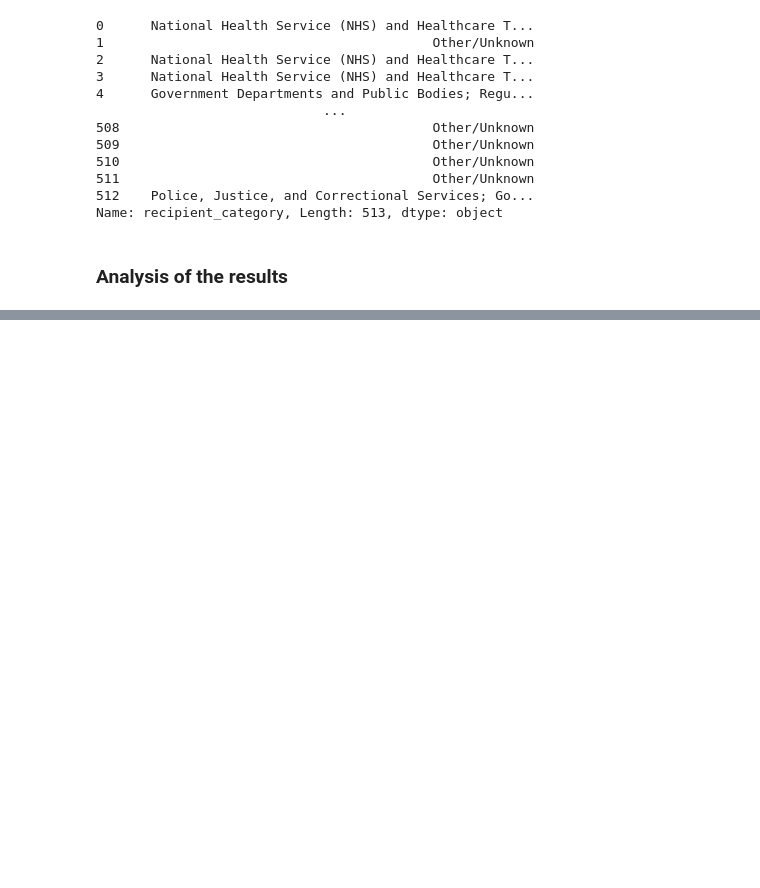
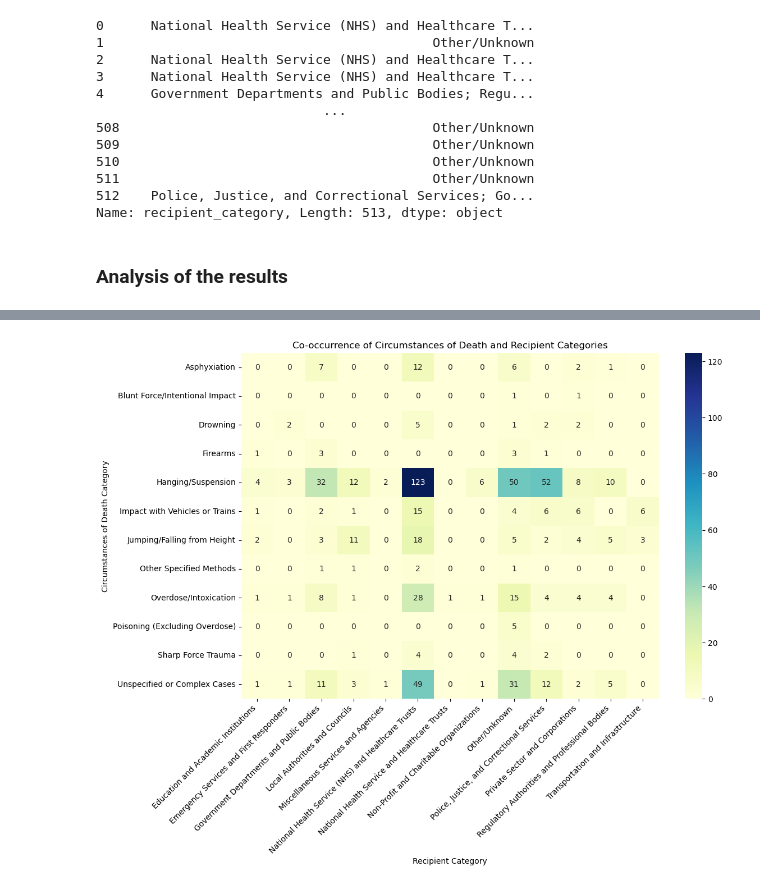
Before and after one commit to edflahavan/text-analysis, a Jupyter notebook: main-text-analysis.ipynb, the cells around one changed output, grey strips where cells are left out. Saved outputs shown, nothing was run; the diff lists cells and outputs as text; code cells hidden in the pictures; blank space fills up the shorter version.

```diff
--- a/main-text-analysis.ipynb
+++ b/main-text-analysis.ipynb
@@ -635,0 +644,22 @@ plt.show()
+# %%
+
+# Splitting and reshaping the recipient category with proper naming
+df['recipient_category_split'] = df['recipient_category'].str.split(';')
+df_expanded = df.explode('recipient_category_split')
+df_expanded['recipient_category_split'] = df_expanded['recipient_category_split'].str.strip()
+
+# Creating a pivot table for the heatmap data
+pivot_cooccurrence = pd.pivot_table(df_expanded, index='circumstances_of_death_category',
+                                    columns='recipient_category_split', aggfunc='size', fill_value=0)
+
+# Generating the heatmap
+plt.figure(figsize=(12, 8))
+sns.heatmap(pivot_cooccurrence, annot=True, fmt='d', cmap='YlGnBu')
+plt.title('Co-occurrence of Circumstances of Death and Recipient Categories')
+plt.xlabel('Recipient Category')
+plt.ylabel('Circumstances of Death Category')
+plt.xticks(rotation=45, ha='right')
+plt.yticks(rotation=0)
+plt.show()
+# %% [output]
+[figure, added]
```
Also changed, not shown: parts of 9 cells of this notebook, 2 other files.
